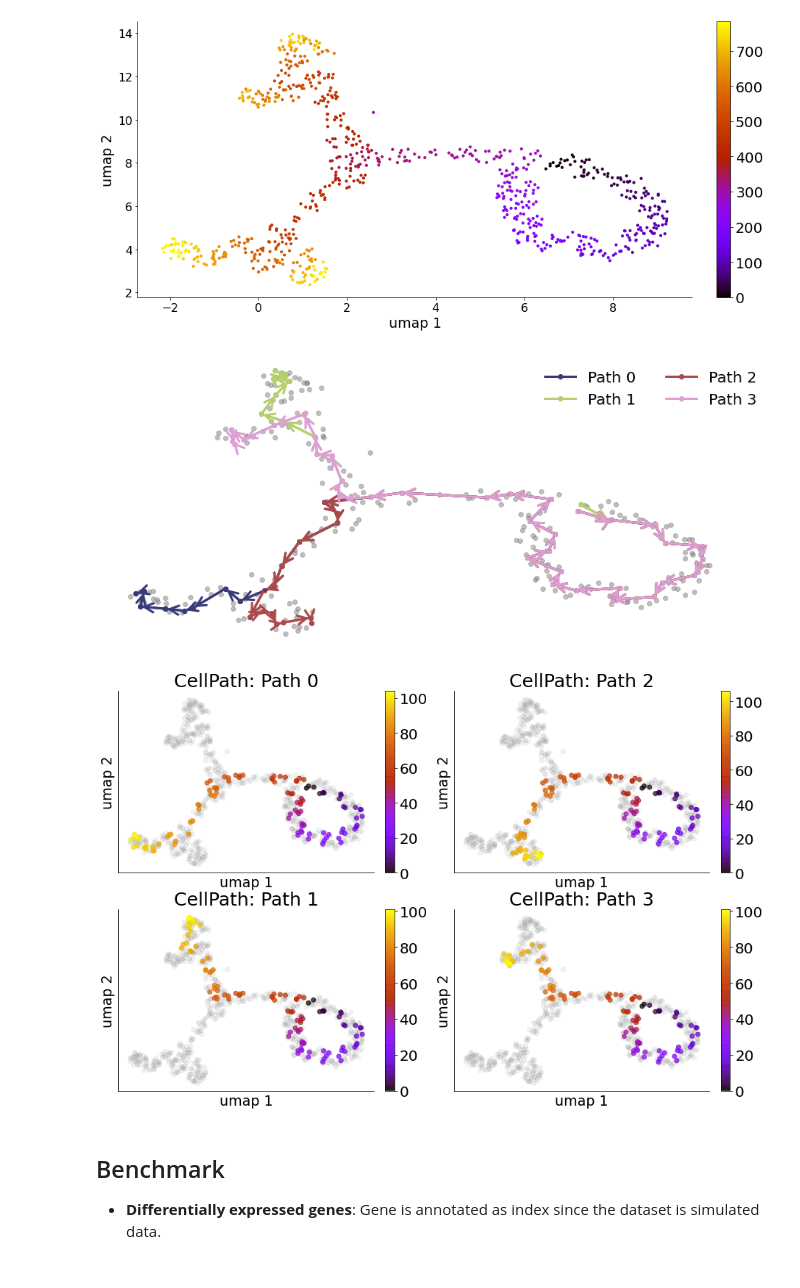
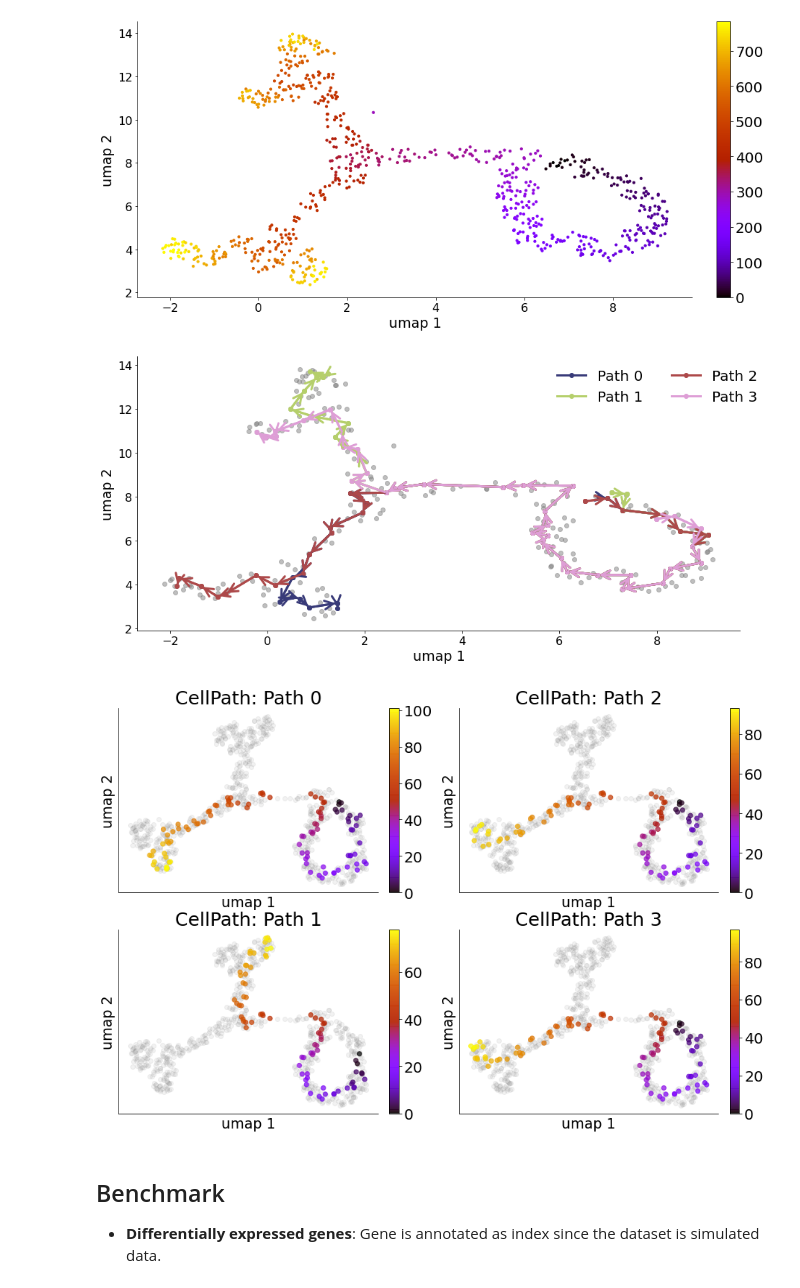
Before and after one commit to PeterZZQ/CellPath, a Jupyter notebook: run_cellpath.ipynb, the cells around one changed output. Cells and saved outputs as stored; diff of their text form; code cells hidden in the pictures.

```diff
--- a/run_cellpath.ipynb
+++ b/run_cellpath.ipynb
@@ -74,9 +74,9 @@ Cell-level pseudo-time inferred
 # %%
 # read in simulated dataset
 
-adata = anndata.read_h5ad("./sim_data/Symsim/cycletree_rand1.h5ad")
+adata = anndata.read_h5ad("./example_data/simulated/cycletree.h5ad")
 
 cellpath_obj = cp.CellPath(adata = adata, preprocess = True)
 # here we use fast implementation, the flavor can also be changed to "k-means" for k-means clustering
-cellpath_obj.all_in_one(flavor = flavor, num_metacells = num_metacells, resolution = resolution, n_neighs = 13, distance_scalar = 1, num_trajs = num_trajs, prop_insert = 0.000, seed = 0, mode = "fast")
+cellpath_obj.all_in_one(flavor = flavor, num_metacells = num_metacells, n_neighs = 13, num_trajs = num_trajs, prop_insert = 0.0, seed = 0, mode = "exact")
 # %% [output]
@@ -121,13 +107,13 @@ visual.plot_data(cellpath_obj, basis = "umap", figsize = (15,7), axis = True)
 # %% [output]
 [figure]
 # %%
-visual.meta_traj_visual(cellpath_obj, basis="umap", figsize = (15,7), trajs = num_trajs)
+visual.meta_traj_visual(cellpath_obj, basis="umap", trajs = num_trajs, axis = True, save_as = None, figsize = (15,7))
 # %% [output]
-[figure, old version]
+[figure, new version]
 # %%
 visual.first_order_approx_pt(cellpath_obj, basis="umap", trajs = num_trajs, figsize=(15,10), save_as= None)
 # %% [output]
-[figure, old version]
+[figure, new version]
 # %% [markdown]
 ## Benchmark
 * **Differentially expressed genes**: Gene is annotated as index since the dataset is simulated data.
```
Also changed, not shown: parts of 4 cells of this notebook, 37 other files.
